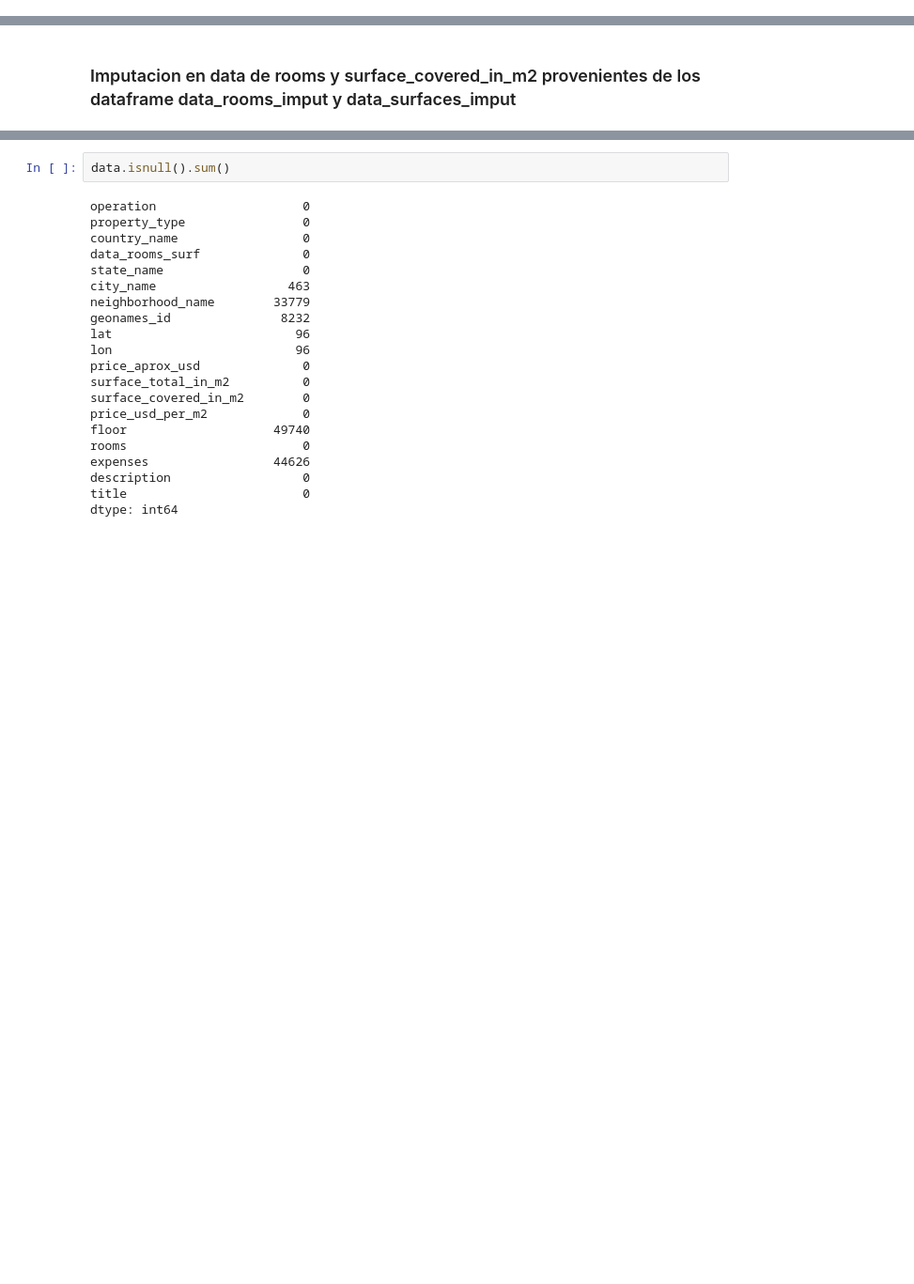
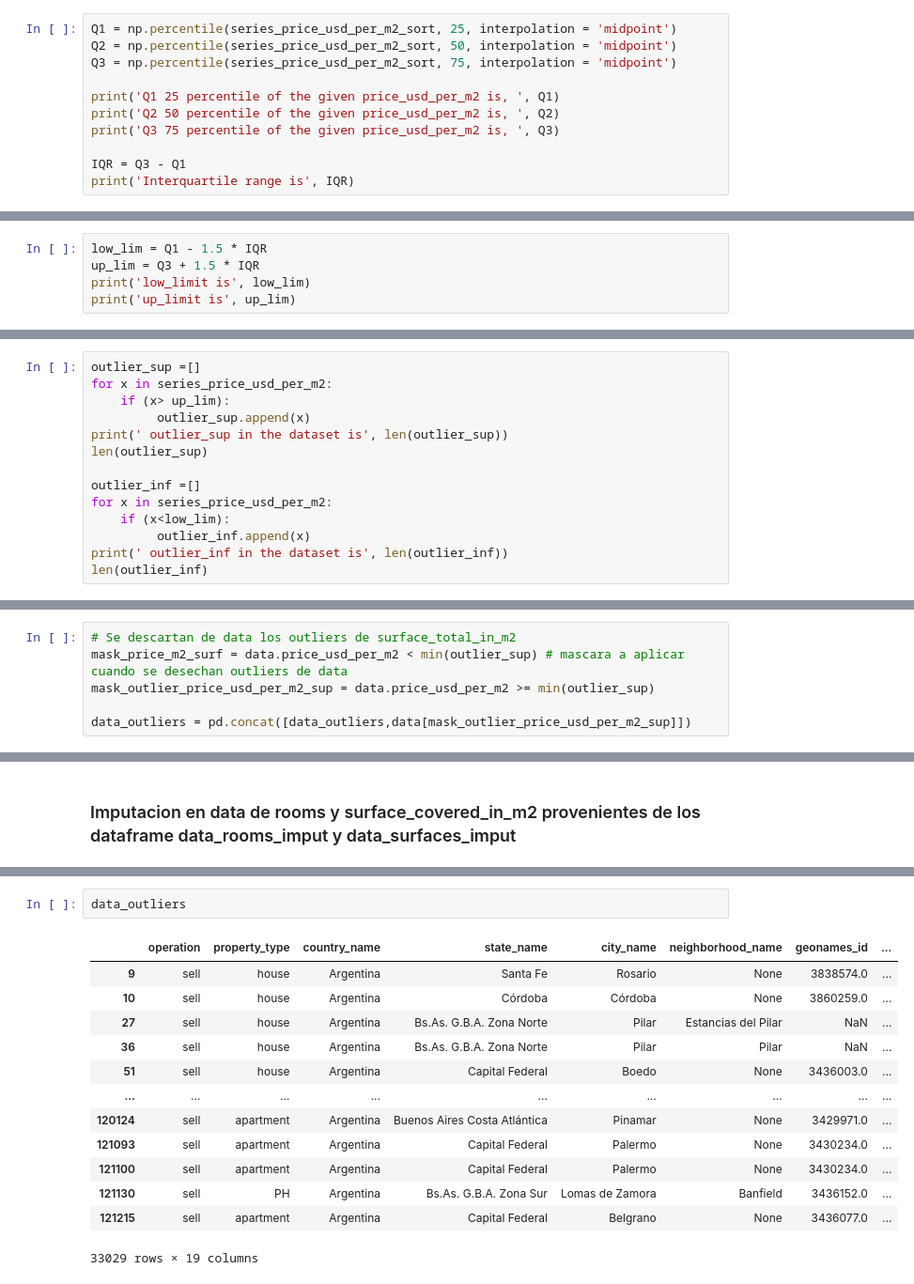
Before and after one commit to BenkosT/TP_Limpieza, a Jupyter notebook: Notebooks/Limpieza.ipynb, the cells around one changed output, grey strips where cells are left out. Shown at 94% size. Drawn from its saved outputs; the diff is of its cells as text; blank space fills up the shorter version.

Commit message:
dewscartado de outliers

```diff
--- a/Notebooks/Limpieza.ipynb
+++ b/Notebooks/Limpieza.ipynb
@@ -1328,0 +1448,11 @@ len(data.index)
+# %%
+Q1 = np.percentile(series_price_usd_per_m2_sort, 25, interpolation = 'midpoint')
+Q2 = np.percentile(series_price_usd_per_m2_sort, 50, interpolation = 'midpoint')
+Q3 = np.percentile(series_price_usd_per_m2_sort, 75, interpolation = 'midpoint')
+
+print('Q1 25 percentile of the given price_usd_per_m2 is, ', Q1)
+print('Q2 50 percentile of the given price_usd_per_m2 is, ', Q2)
+print('Q3 75 percentile of the given price_usd_per_m2 is, ', Q3)
+
+IQR = Q3 - Q1
+print('Interquartile range is', IQR)
@@ -1328,0 +1464,5 @@ len(data.index)
+# %%
+low_lim = Q1 - 1.5 * IQR
+up_lim = Q3 + 1.5 * IQR
+print('low_limit is', low_lim)
+print('up_limit is', up_lim)
@@ -1328,0 +1472,14 @@ len(data.index)
+# %%
+outlier_sup =[]
+for x in series_price_usd_per_m2:
+    if (x> up_lim):
+         outlier_sup.append(x)
+print(' outlier_sup in the dataset is', len(outlier_sup))
+len(outlier_sup)
+
+outlier_inf =[]
+for x in series_price_usd_per_m2:
+    if (x<low_lim):
+         outlier_inf.append(x)
+print(' outlier_inf in the dataset is', len(outlier_inf))
+len(outlier_inf)
@@ -1328,0 +1490,6 @@ len(data.index)
+# %%
+# Se descartan de data los outliers de surface_total_in_m2
+mask_price_m2_surf = data.price_usd_per_m2 < min(outlier_sup) # mascara a aplicar cuando se desechan outliers de data
+mask_outlier_price_usd_per_m2_sup = data.price_usd_per_m2 >= min(outlier_sup)
+
+data_outliers = pd.concat([data_outliers,data[mask_outlier_price_usd_per_m2_sup]])
@@ -1529,23 +1748,16 @@ Int64Index([     0,      2,      4,     12,     13,     14,     16,     17,
-# %%
-data.isnull().sum()
-# %% [output]
-operation                    0
-property_type                0
-country_name                 0
-data_rooms_surf              0
-state_name                   0
-city_name                  463
-neighborhood_name        33779
-geonames_id               8232
-lat                         96
-lon                         96
-price_aprox_usd              0
-surface_total_in_m2          0
-surface_covered_in_m2        0
-price_usd_per_m2             0
-floor                    49740
-rooms                        0
-expenses                 44626
-description                  0
-title                        0
-dtype: int64
+# %%
+data_outliers
+# %% [output]
+|  | operation | property_type | country_name | state_name | city_name | neighborhood_name | geonames_id | ... |
+| 9 | sell | house | Argentina | Santa Fe | Rosario | None | 3838574.0 | ... |
+| 10 | sell | house | Argentina | Córdoba | Córdoba | None | 3860259.0 | ... |
+| 27 | sell | house | Argentina | Bs.As. G.B.A. Zona Norte | Pilar | Estancias del Pilar | NaN | ... |
+| 36 | sell | house | Argentina | Bs.As. G.B.A. Zona Norte | Pilar | Pilar | NaN | ... |
+| 51 | sell | house | Argentina | Capital Federal | Boedo | None | 3436003.0 | ... |
+| ... | ... | ... | ... | ... | ... | ... | ... | ... |
+| 120124 | sell | apartment | Argentina | Buenos Aires Costa Atlántica | Pinamar | None | 3429971.0 | ... |
+| 121093 | sell | apartment | Argentina | Capital Federal | Palermo | None | 3430234.0 | ... |
+| 121100 | sell | apartment | Argentina | Capital Federal | Palermo | None | 3430234.0 | ... |
+| 121130 | sell | PH | Argentina | Bs.As. G.B.A. Zona Sur | Lomas de Zamora | Banfield | 3436152.0 | ... |
+| 121215 | sell | apartment | Argentina | Capital Federal | Belgrano | None | 3436077.0 | ... |
+33029 rows × 19 columns
```
Also changed, not shown: parts of 106 cells of this notebook.
